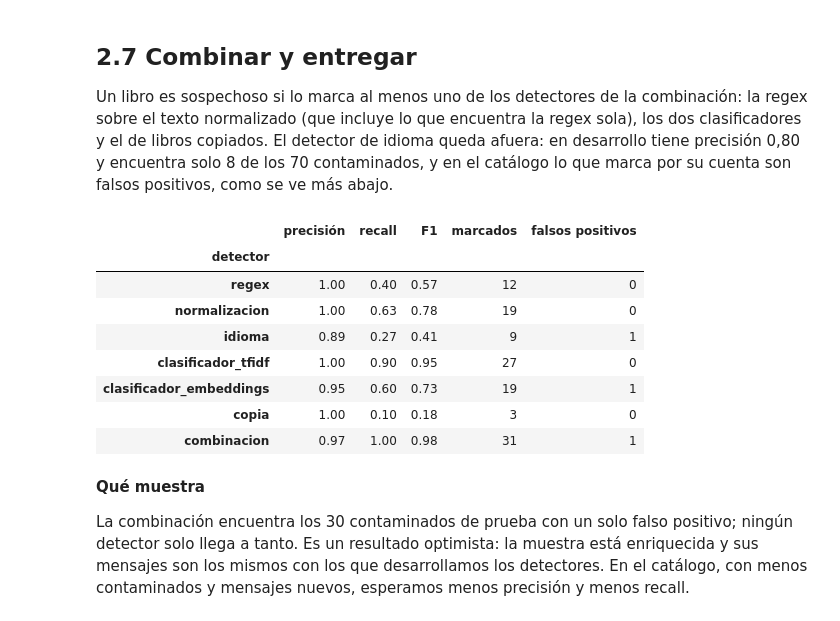
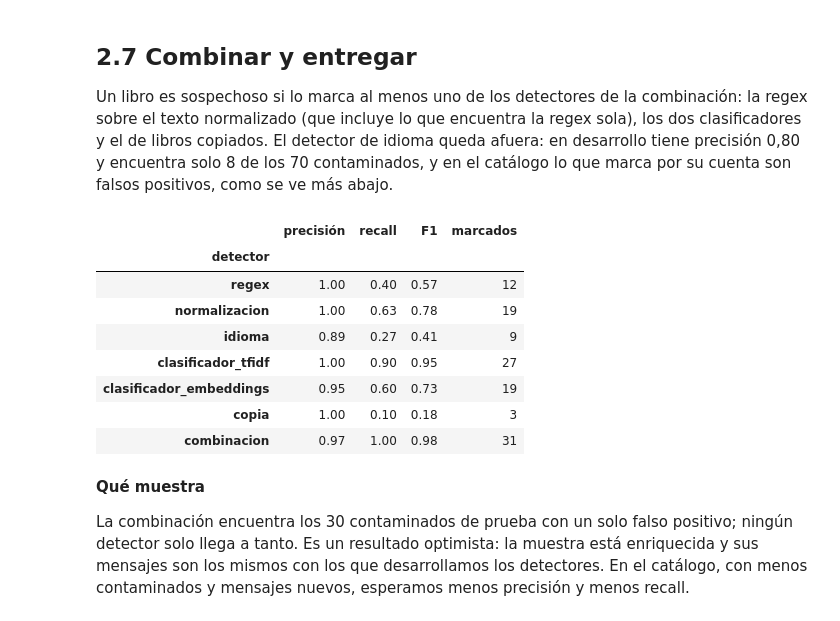
Before and after one commit to jcalabozo/PLN_TUIA, a Jupyter notebook: P3/TP3_grupo02.ipynb, the cells around one changed output. Drawn from its saved outputs; the diff is of its cells as text; code cells hidden in the pictures.

```diff
--- a/P3/TP3_grupo02.ipynb
+++ b/P3/TP3_grupo02.ipynb
@@ -913,25 +897,24 @@ Un libro es sospechoso si lo marca al menos uno de los detectores de la combinac
 # %%
 COMBINACION = ["normalizacion", "clasificador_tfidf", "clasificador_embeddings", "copia"]
 marcas_prueba["combinacion"] = marcas_prueba[COMBINACION].any(axis=1)   # True si lo marca al menos uno
 
 y = muestra_prueba["contaminado"]
 filas = []
 for detector in marcas_prueba.columns:
     marcado = marcas_prueba[detector]
     filas.append({"detector": detector, "precisión": precision_score(y, marcado, zero_division=0),
-                  "recall": recall_score(y, marcado), "F1": f1_score(y, marcado), "marcados": marcado.sum(),
-                  "falsos positivos": (marcado & (y == 0)).sum()})
+                  "recall": recall_score(y, marcado), "F1": f1_score(y, marcado), "marcados": marcado.sum()})
 pd.DataFrame(filas).set_index("detector").round(2)
 # %% [output]
-|  | precisión | recall | F1 | marcados | falsos positivos |
-| detector |  |  |  |  |  |
-| regex | 1.00 | 0.40 | 0.57 | 12 | 0 |
-| normalizacion | 1.00 | 0.63 | 0.78 | 19 | 0 |
-| idioma | 0.89 | 0.27 | 0.41 | 9 | 1 |
-| clasificador_tfidf | 1.00 | 0.90 | 0.95 | 27 | 0 |
-| clasificador_embeddings | 0.95 | 0.60 | 0.73 | 19 | 1 |
-| copia | 1.00 | 0.10 | 0.18 | 3 | 0 |
-| combinacion | 0.97 | 1.00 | 0.98 | 31 | 1 |
+|  | precisión | recall | F1 | marcados |
+| detector |  |  |  |  |
+| regex | 1.00 | 0.40 | 0.57 | 12 |
+| normalizacion | 1.00 | 0.63 | 0.78 | 19 |
+| idioma | 0.89 | 0.27 | 0.41 | 9 |
+| clasificador_tfidf | 1.00 | 0.90 | 0.95 | 27 |
+| clasificador_embeddings | 0.95 | 0.60 | 0.73 | 19 |
+| copia | 1.00 | 0.10 | 0.18 | 3 |
+| combinacion | 0.97 | 1.00 | 0.98 | 31 |
 # %% [markdown]
 **Qué muestra**
 
```
Also changed, not shown: parts of 9 cells of this notebook, 2 other files.
